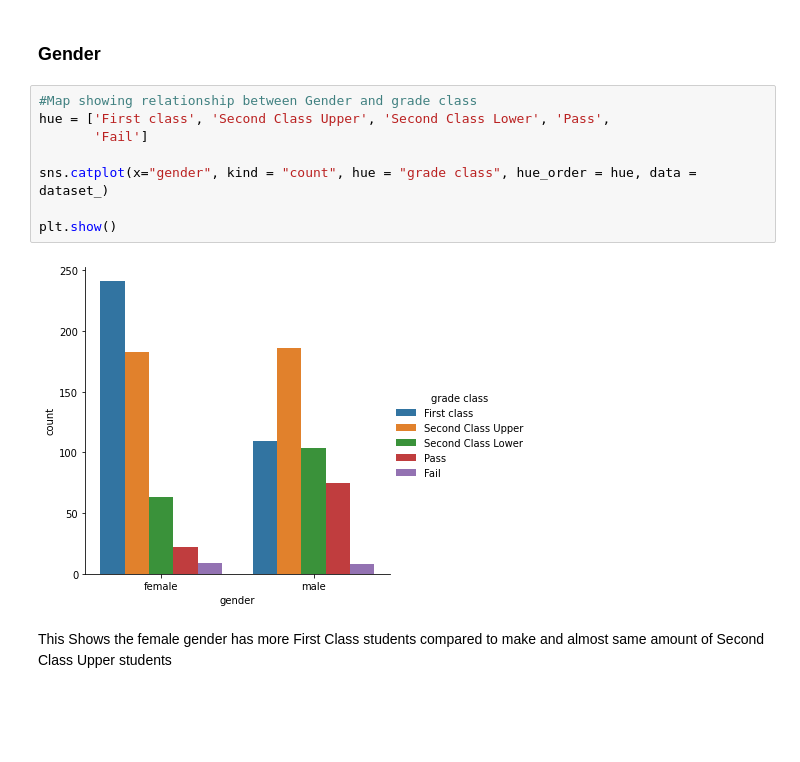
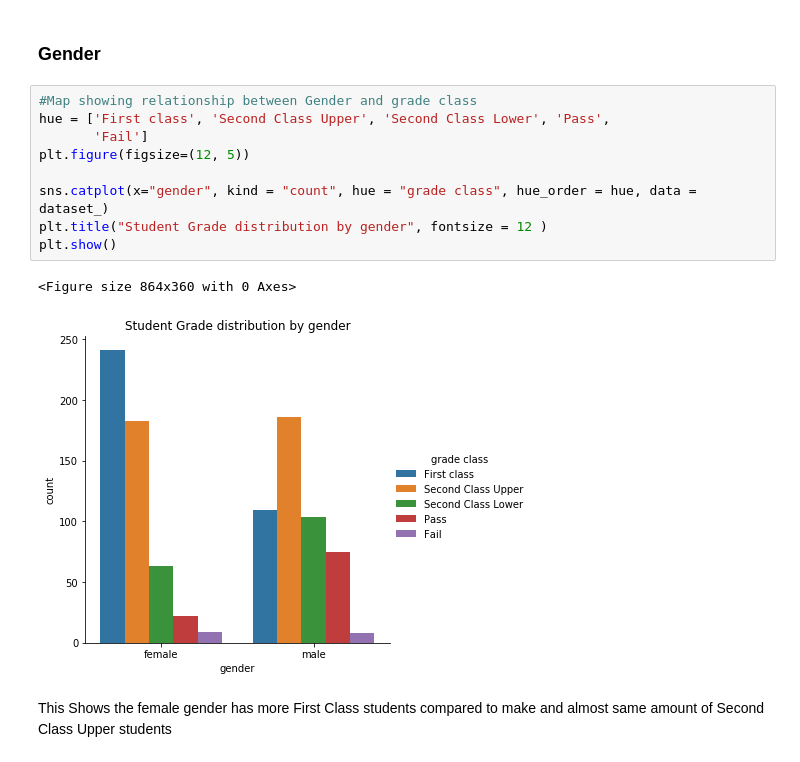
Before and after one commit to raimiazeez26/StudentDataAnalysis, a Jupyter notebook: StudentData Analysis and Visualization.ipynb, the cells around one changed output. Drawn from its saved outputs; the diff is of its cells as text; blank space fills up the shorter version.

```diff
--- a/StudentData Analysis and Visualization.ipynb
+++ b/StudentData Analysis and Visualization.ipynb
@@ -200,13 +204,15 @@ Let's look at how each variable affect the overall performance of students
 # %%
 #Map showing relationship between Gender and grade class
 hue = ['First class', 'Second Class Upper', 'Second Class Lower', 'Pass',
        'Fail']
+plt.figure(figsize=(12, 5))
 
 sns.catplot(x="gender", kind = "count", hue = "grade class", hue_order = hue, data = dataset_)
-
+plt.title("Student Grade distribution by gender", fontsize = 12 )
 plt.show()
 # %% [output]
+<Figure size 864x360 with 0 Axes>
-[figure, old version]
+[figure, new version]
 # %% [markdown]
 This Shows the female gender has more First Class students compared to make and almost same amount of Second Class Upper students
 # %% [markdown]
```
Also changed, not shown: parts of 16 cells of this notebook, 1 other file.
